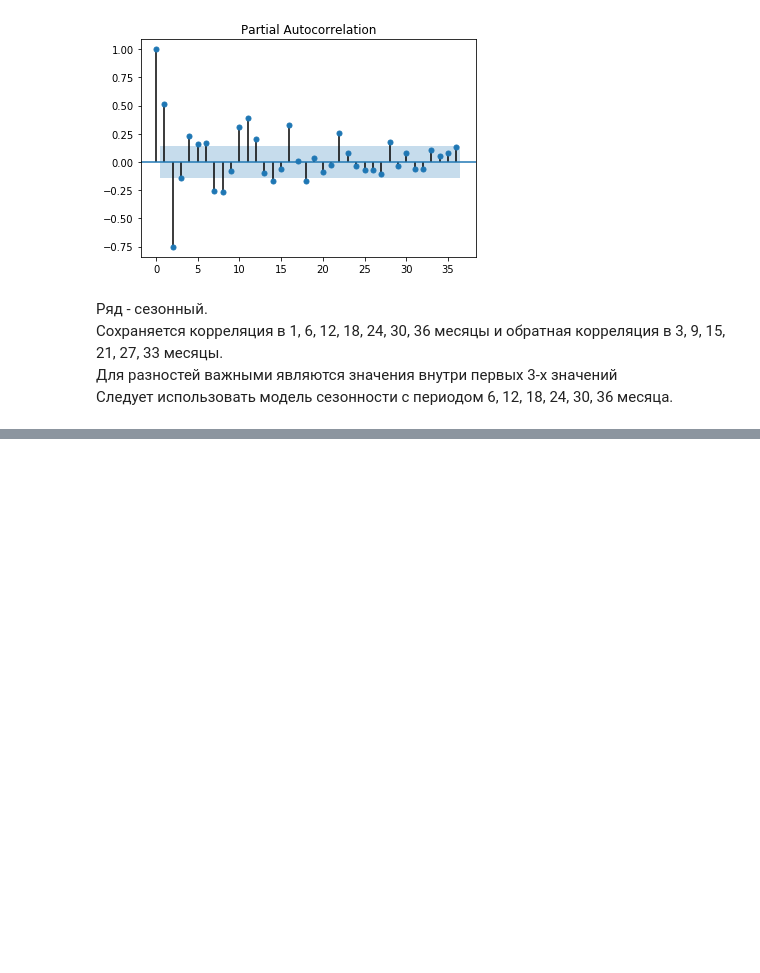
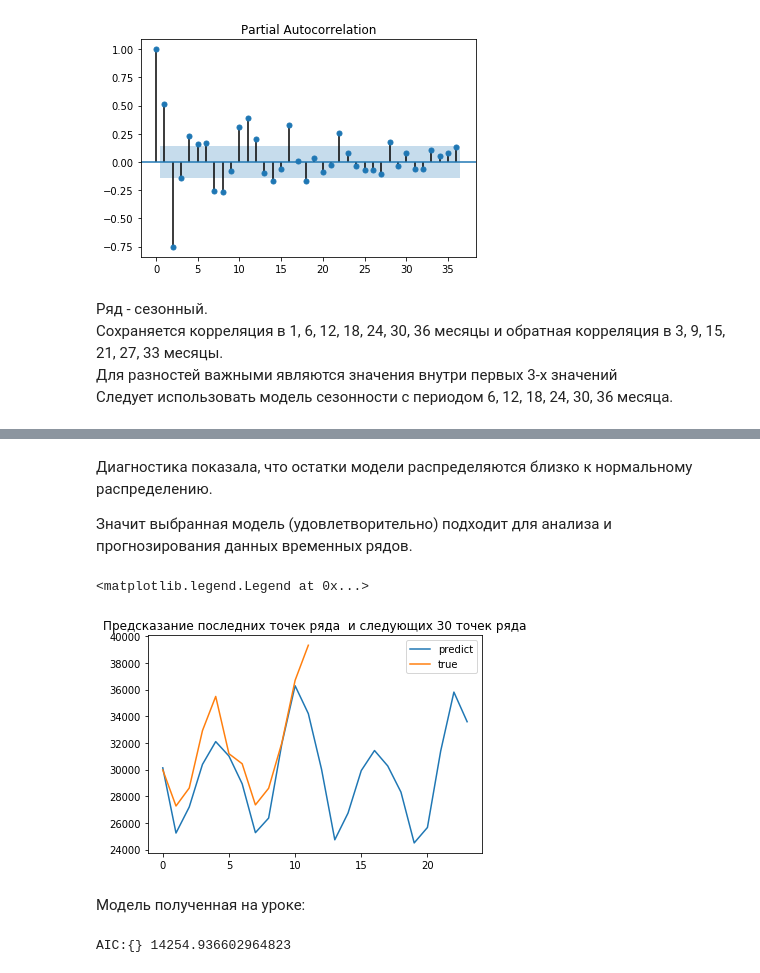
Before and after one commit to SergeyOS/GU_ML_in_business, a Jupyter notebook: ДЗ Урок 3. Кейс 1. Работа с признаками и селекция.ipynb, the cells around one changed output, grey strips where cells are left out. Saved outputs shown, nothing was run; the diff lists cells and outputs as text; code cells hidden in the pictures; blank space fills up the shorter version.

```diff
--- a/ДЗ Урок 3. Кейс 1. Работа с признаками и селекция.ipynb
+++ b/ДЗ Урок 3. Кейс 1. Работа с признаками и селекция.ipynb
@@ -111,0 +119,27 @@ best_model.save('rez_model.h5')
+# %% [markdown]
+Диагностика показала, что остатки модели распределяются близко к нормальному распределению.
+
+Значит выбранная модель (удовлетворительно) подходит для анализа и прогнозирования данных временных рядов.
+# %%
+pred_dynamic = results.forecast(LAGS*2)    #делаем предсказание на 1 год известный и еще 1 год
+
+plt.plot(pred_dynamic, label='predict' )
+#Отобразим истинный значения
+plt.plot(data_m['PJME_MW'].values[-LAGS:],label='true')
+plt.title('Предсказание последних точек ряда  и следующих 30 точек ряда')
+plt.legend()
+# %% [output]
+<matplotlib.legend.Legend at 0x...>
+[figure, added]
+# %% [markdown]
+Модель полученная на уроке:
+# %%
+data_w = data.resample('w').mean()
+mod = sm.tsa.statespace.SARIMAX(data_w['PJME_MW'].values[:-12],order=[0,0,1],
+                                seasonal_order=[1,1,2,26] ,
+                                enforce_stationarity=False,
+                                enforce_invertibility=False)
+results_opt = mod.fit()
+print('AIC:{}',results_opt.aic)
+# %% [output]
+AIC:{} 14254.936602964823
```
Also changed, not shown: parts of 7 cells of this notebook.
